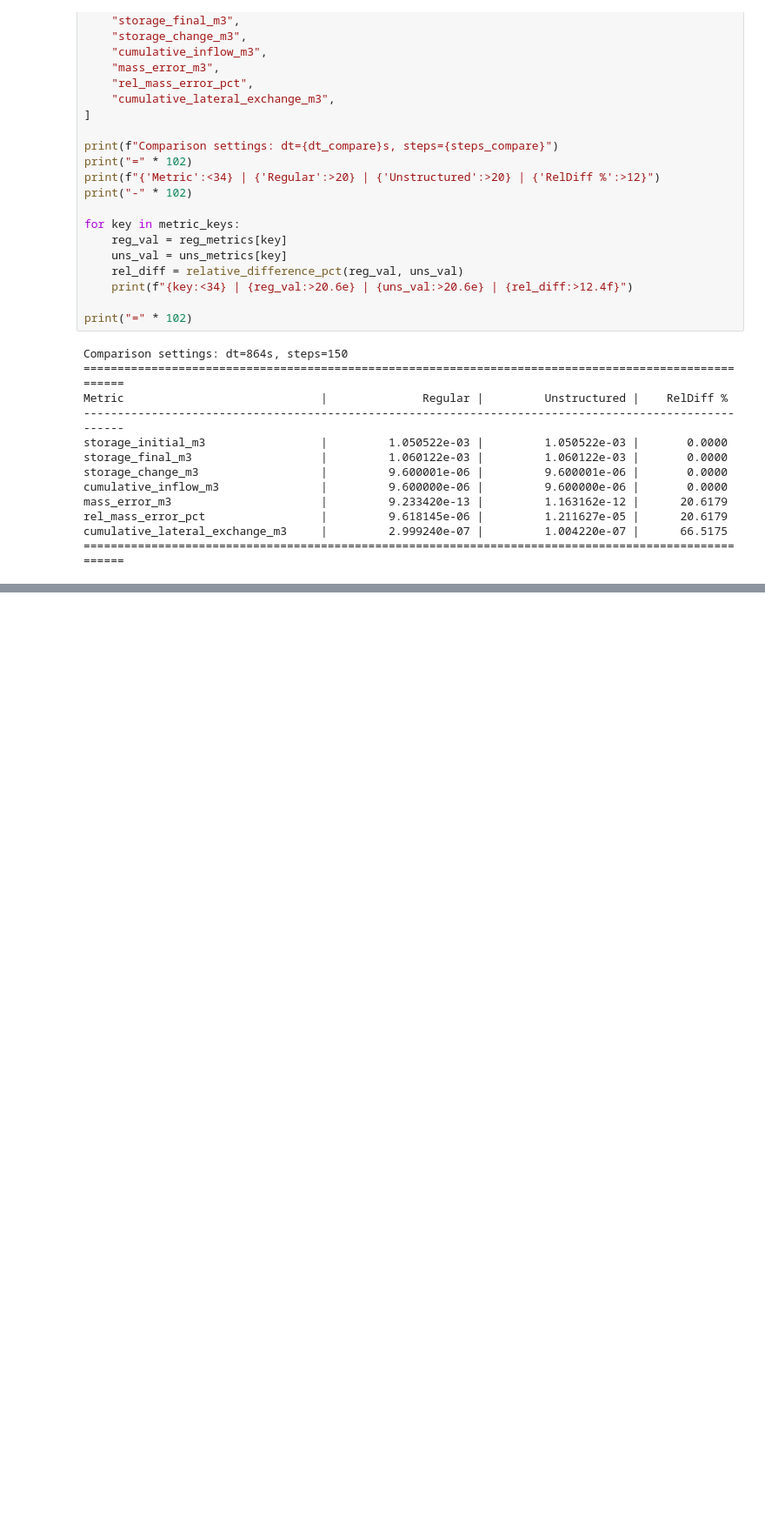
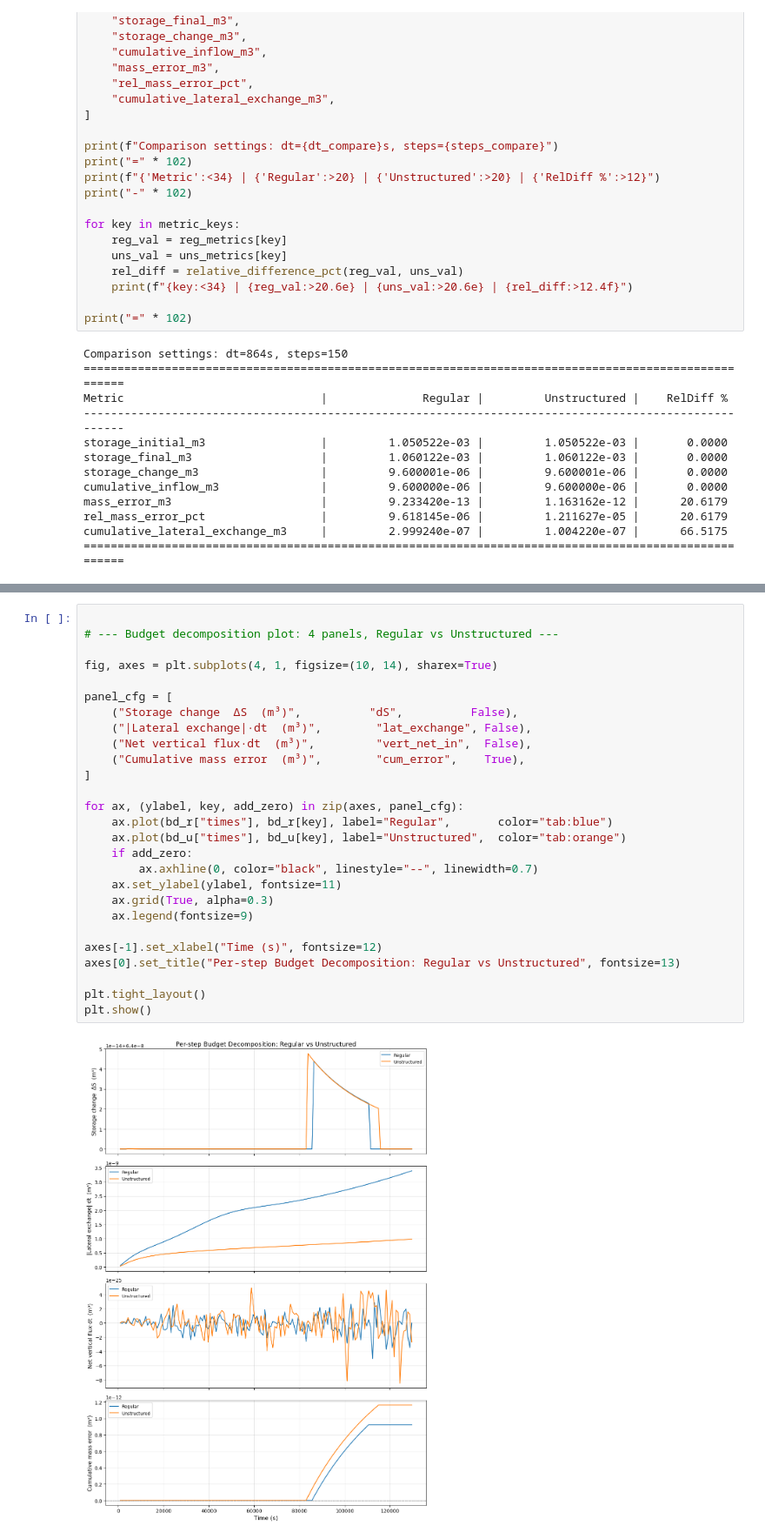
Before and after one commit to danielguyumus/MultiScaleRichardsSolver, a Jupyter notebook: Examples.ipynb, the cells around one changed output, grey strips where cells are left out. Shown at 87% size. Saved outputs shown, nothing was run; the diff lists cells and outputs as text; blank space fills up the shorter version.

```diff
--- a/Examples.ipynb
+++ b/Examples.ipynb
@@ -1403,0 +1630,29 @@ cumulative_lateral_exchange_m3     |         2.999240e-07 |         1.004220e-07
+# %%
+
+# --- Budget decomposition plot: 4 panels, Regular vs Unstructured ---
+
+fig, axes = plt.subplots(4, 1, figsize=(10, 14), sharex=True)
+
+panel_cfg = [
+    ("Storage change  ΔS  (m³)",          "dS",          False),
+    ("|Lateral exchange|·dt  (m³)",        "lat_exchange", False),
+    ("Net vertical flux·dt  (m³)",         "vert_net_in",  False),
+    ("Cumulative mass error  (m³)",        "cum_error",    True),
+]
+
+for ax, (ylabel, key, add_zero) in zip(axes, panel_cfg):
+    ax.plot(bd_r["times"], bd_r[key], label="Regular",       color="tab:blue")
+    ax.plot(bd_u["times"], bd_u[key], label="Unstructured",  color="tab:orange")
+    if add_zero:
+        ax.axhline(0, color="black", linestyle="--", linewidth=0.7)
+    ax.set_ylabel(ylabel, fontsize=11)
+    ax.grid(True, alpha=0.3)
+    ax.legend(fontsize=9)
+
+axes[-1].set_xlabel("Time (s)", fontsize=12)
+axes[0].set_title("Per-step Budget Decomposition: Regular vs Unstructured", fontsize=13)
+
+plt.tight_layout()
+plt.show()
+# %% [output]
+[figure, added]
```
Also changed, not shown: parts of 4 cells of this notebook, 4 other files.
